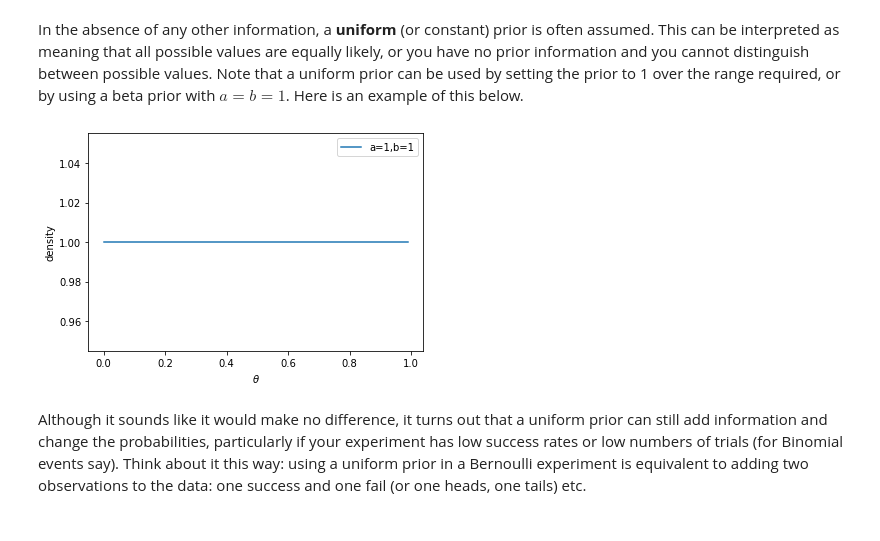
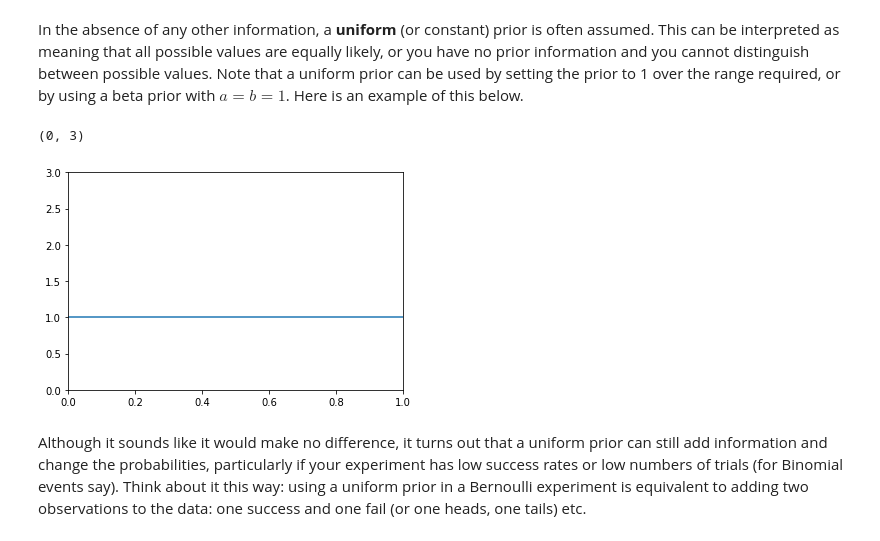
Before and after one commit to philrelton/Data-Analysis-2022, a Jupyter notebook: blended_exercises/Chapter 6/Chapter6.ipynb, the cells around one changed output. Drawn from its saved outputs; the diff is of its cells as text; code cells hidden in the pictures.

```diff
--- a/blended_exercises/Chapter 6/Chapter6.ipynb
+++ b/blended_exercises/Chapter 6/Chapter6.ipynb
@@ -322,14 +328,19 @@ These animations are from this excellent [post](https://towardsdatascience.com/d
 ## What if we know nothing about the prior?
 # %% [markdown]
 In the absence of any other information, a **uniform** (or constant) prior is often assumed.  This can be interpreted as meaning that all possible values are equally likely, or you have no prior information and you cannot distinguish between possible values.  Note that a uniform prior can be used by setting the prior to 1 over the range required, or by using a beta prior with $a=b=1$.  Here is an example of this below.
-# %%
-plt.plot(x,beta.pdf(x,1,1),label='a=1,b=1')
-plt.ylabel('density')
-plt.xlabel(r'$\theta$')
-plt.legend()
-plt.show()
-# %% [output]
-[figure, removed]
+# %%
+a = 1.0
+b = 1.0
+
+x = np.linspace(0, 1, 1002)[1:-1]
+
+dist = beta(a,b)
+plt.plot(x, dist.pdf(x),label='a=1,b=1')
+plt.xlim(0, 1)
+plt.ylim(0, 3)
+# %% [output]
+(0, 3)
+[figure, added]
 # %% [markdown]
 Although it sounds like it would make no difference, it turns out that a uniform prior can still add information and change the probabilities, particularly if your experiment has low success rates or low numbers of trials (for Binomial events say).   Think about it this way: using a uniform prior in a Bernoulli experiment is equivalent to adding two observations to the data: one success and one fail (or one heads, one tails) etc.
 # %% [markdown]
```
Also changed, not shown: parts of 6 cells of this notebook, 1 other file.
